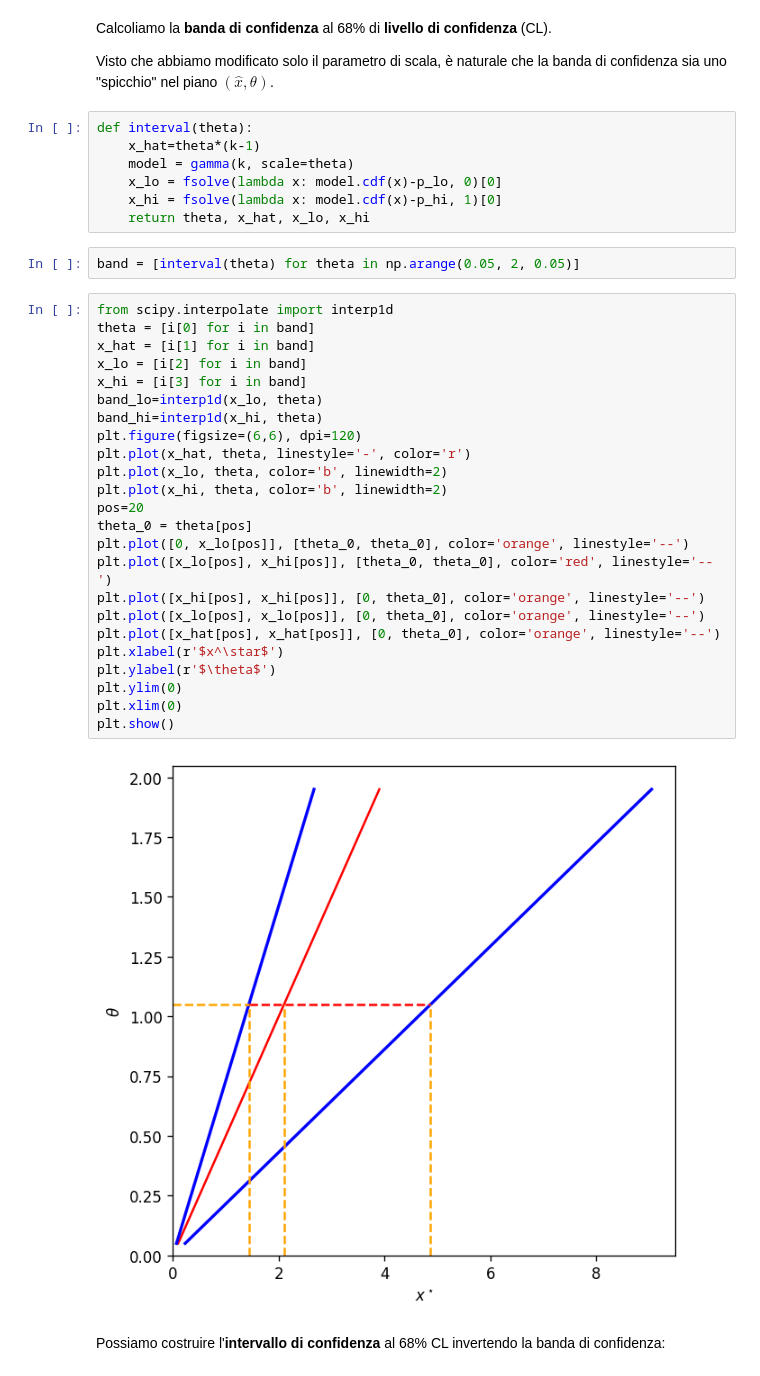
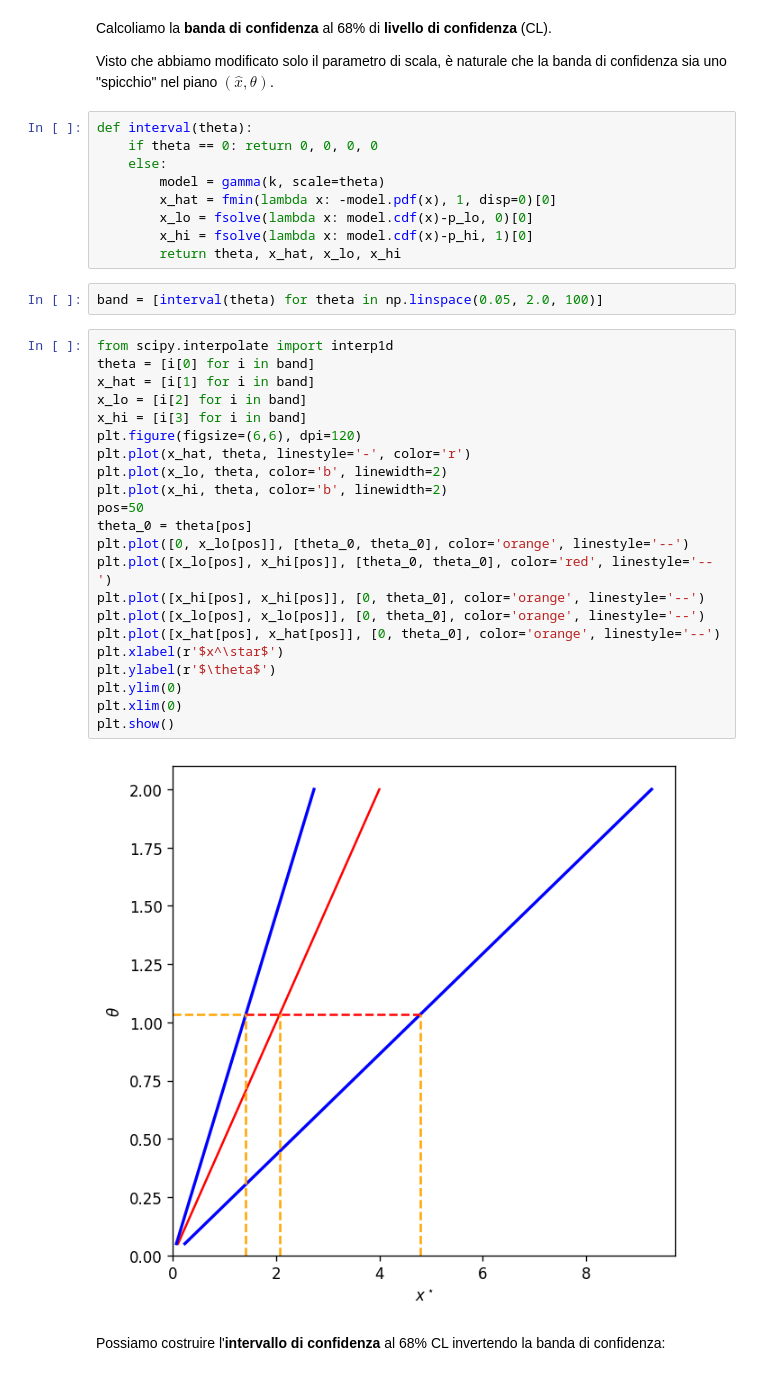
Before and after one commit to lucalista/analisi-dati-2021, a Jupyter notebook: 20.00.00__Intervalli_di_confidenza.ipynb, the cells around one changed output. Drawn from its saved outputs; the diff is of its cells as text.

```diff
--- a/20.00.00__Intervalli_di_confidenza.ipynb
+++ b/20.00.00__Intervalli_di_confidenza.ipynb
@@ -122,39 +118,39 @@ Calcoliamo la **banda di confidenza** al 68% di **livello di confidenza** (CL).
 Visto che abbiamo modificato solo il parametro di scala, è naturale che la banda di confidenza sia uno "spicchio" nel piano $(\hat{x}, \theta)$.
 # %%
 def interval(theta):
-    x_hat=theta*(k-1)
-    model = gamma(k, scale=theta)
-    x_lo = fsolve(lambda x: model.cdf(x)-p_lo, 0)[0]
-    x_hi = fsolve(lambda x: model.cdf(x)-p_hi, 1)[0]
-    return theta, x_hat, x_lo, x_hi
+    if theta == 0: return 0, 0, 0, 0
+    else:
+        model = gamma(k, scale=theta)
+        x_hat = fmin(lambda x: -model.pdf(x), 1, disp=0)[0]
+        x_lo = fsolve(lambda x: model.cdf(x)-p_lo, 0)[0]
+        x_hi = fsolve(lambda x: model.cdf(x)-p_hi, 1)[0]
+        return theta, x_hat, x_lo, x_hi
 # %%
-band = [interval(theta) for theta in np.arange(0.05, 2, 0.05)]
+band = [interval(theta) for theta in np.linspace(0.05, 2.0, 100)]
 # %%
 from scipy.interpolate import interp1d
 theta = [i[0] for i in band]
 x_hat = [i[1] for i in band]
 x_lo = [i[2] for i in band]
 x_hi = [i[3] for i in band]
-band_lo=interp1d(x_lo, theta)
-band_hi=interp1d(x_hi, theta)
 plt.figure(figsize=(6,6), dpi=120)
 plt.plot(x_hat, theta, linestyle='-', color='r')
 plt.plot(x_lo, theta, color='b', linewidth=2)
 plt.plot(x_hi, theta, color='b', linewidth=2)
-pos=20
+pos=50
 theta_0 = theta[pos]
 plt.plot([0, x_lo[pos]], [theta_0, theta_0], color='orange', linestyle='--')
 plt.plot([x_lo[pos], x_hi[pos]], [theta_0, theta_0], color='red', linestyle='--')
 plt.plot([x_hi[pos], x_hi[pos]], [0, theta_0], color='orange', linestyle='--')
 plt.plot([x_lo[pos], x_lo[pos]], [0, theta_0], color='orange', linestyle='--')
 plt.plot([x_hat[pos], x_hat[pos]], [0, theta_0], color='orange', linestyle='--')
 plt.xlabel(r'$x^\star$')
 plt.ylabel(r'$\theta$')
 plt.ylim(0)
 plt.xlim(0)
 plt.show()
 # %% [output]
-[figure, old version]
+[figure, new version]
 # %% [markdown]
 Possiamo costruire l'**intervallo di confidenza** al 68% CL invertendo la banda di confidenza:
 # %%
```
Also changed, not shown: parts of 5 cells of this notebook.
